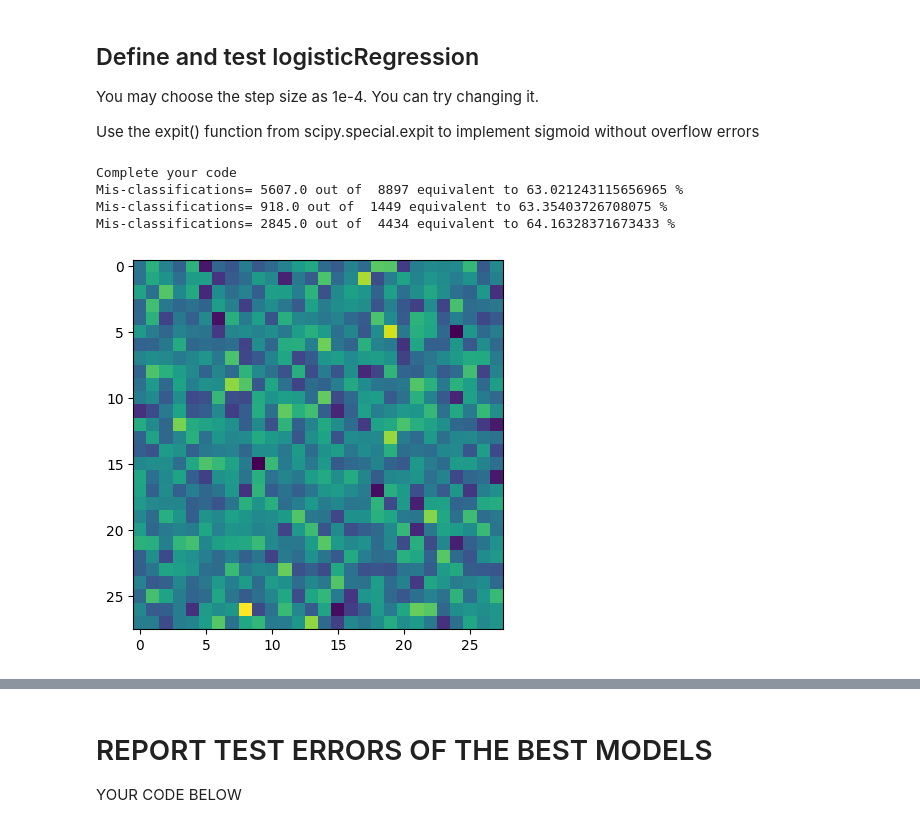
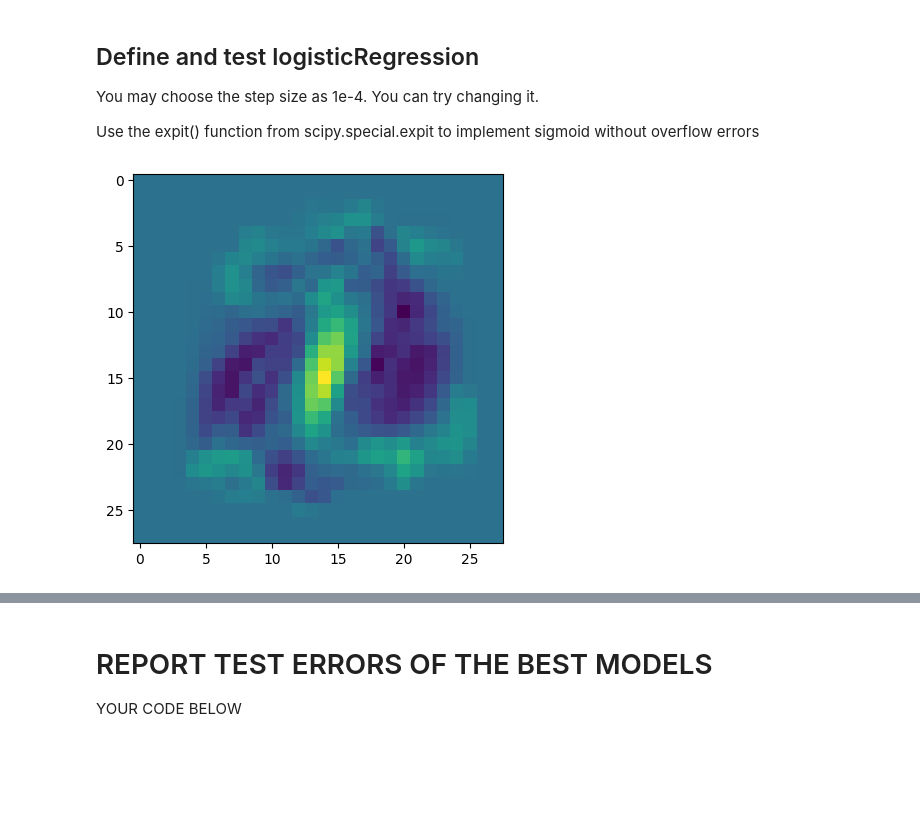
Before and after one commit to aezouhri/Machine_Learning, a Jupyter notebook: Project/Project.ipynb, the cells around one changed output, grey strips where cells are left out. Cells and saved outputs as stored; diff of their text form; code cells hidden in the pictures; blank space fills up the shorter version.

```diff
--- a/Project/Project.ipynb
+++ b/Project/Project.ipynb
@@ -57,10 +65,17 @@ def testLinearClassifier(a,X,y):
 # %%
 #------TRAINING CODE --------------
 
-def gaussianClassifierWithIdentityCovariance(Xtrain,ytrain):
+def gaussianClassifierWithIdentityCovariance(Xtrain, ytrain):
+    # Split the dataset into two classes
+    X1 = Xtrain[ytrain == 0]
+    X2 = Xtrain[ytrain == 1]
 
-    a = 0.01*np.random.randn(Nfeatures+1,1)
-    print("Complete your code")
+    # Compute the means
+    mu1 = np.mean(X1, axis=0)
+    mu2 = np.mean(X2, axis=0)
+
+    # Compute the weights
+    a = np.hstack(((mu1 - mu2), 0))  # Append 0 for bias term
 
     return a
     #YOUR CODE HERE
@@ -84,12 +95,24 @@ Mis-classifications= 2690.0 out of  4434 equivalent to 60.66756878664862 %
 # %%
 #------TRAINING CODE --------------
 
-def gaussianClassifierWithCommonCovariance(Xtrain,ytrain):
+def gaussianClassifierWithCommonCovariance(Xtrain, ytrain):
+    # Split the dataset into two classes
+    X1 = Xtrain[ytrain == 0]
+    X2 = Xtrain[ytrain == 1]
 
-    a = 0.01*np.random.randn(Nfeatures+1,1)
-    print("Complete your code")
+    # Compute the means
+    mu1 = np.mean(X1, axis=0)
+    mu2 = np.mean(X2, axis=0)
+
+    # Compute the common covariance matrix
+    Sigma = np.cov(Xtrain.T)
+
+    # Use pseudoinverse in place of regular inverse
+    a = np.dot(np.linalg.pinv(Sigma), mu1 - mu2)
+    a = np.hstack((a, 0))  # Append 0 for bias term
 
     return a
+
     #YOUR CODE HERE
 
 
@@ -113,25 +132,29 @@ You may choose the step size as 1e-4. You can try changing it.
 
 Use the expit() function from scipy.special.expit to implement sigmoid without overflow errors
 # %%
-def logisticRegression(Xtrain,ytrain,iterations=100,step_size=1e-4,verbose=False):
+def logisticRegression(Xtrain, ytrain, iterations=100, step_size=1e-4, verbose= False):
+    a = np.zeros(Xtrain.shape[1] + 1)  # Initialize weights with zeros
 
-    a = 0.01*np.random.randn(Nfeatures+1,1)
-    print("Complete your code")
+    # Add a bias term to the feature vectors
+    X_bias = np.hstack((Xtrain, np.ones((Xtrain.shape[0], 1))))
+
+    for i in range(iterations):
+        # Calculate the model predictions
+        predictions = expit(np.dot(X_bias, a))
+
+        # Update the weights
+        a -= step_size * np.dot(X_bias.T, (predictions - ytrain))
 
     return a
     #YOUR CODE HERE
 
 #------SIMPLE TESTING ON THE TRAINING DATA ITSELF --------------
 a = logisticRegression(X_train,y_train,iterations=500,verbose=False)
 plt.imshow(np.reshape(a[0:784],(28,28)))
 
 train = testLinearClassifier(a,X_train,y_train)
 val = testLinearClassifier(a,X_val,y_val)
 test = testLinearClassifier(a,X_test,y_test)
 # %% [output]
-Complete your code
-Mis-classifications= 5607.0 out of  8897 equivalent to 63.021243115656965 %
-Mis-classifications= 918.0 out of  1449 equivalent to 63.35403726708075 %
-Mis-classifications= 2845.0 out of  4434 equivalent to 64.16328371673433 %
-[figure, old version]
+[figure, new version]
 # %%
```
Also changed, not shown: parts of 7 cells of this notebook, 1 other file.
